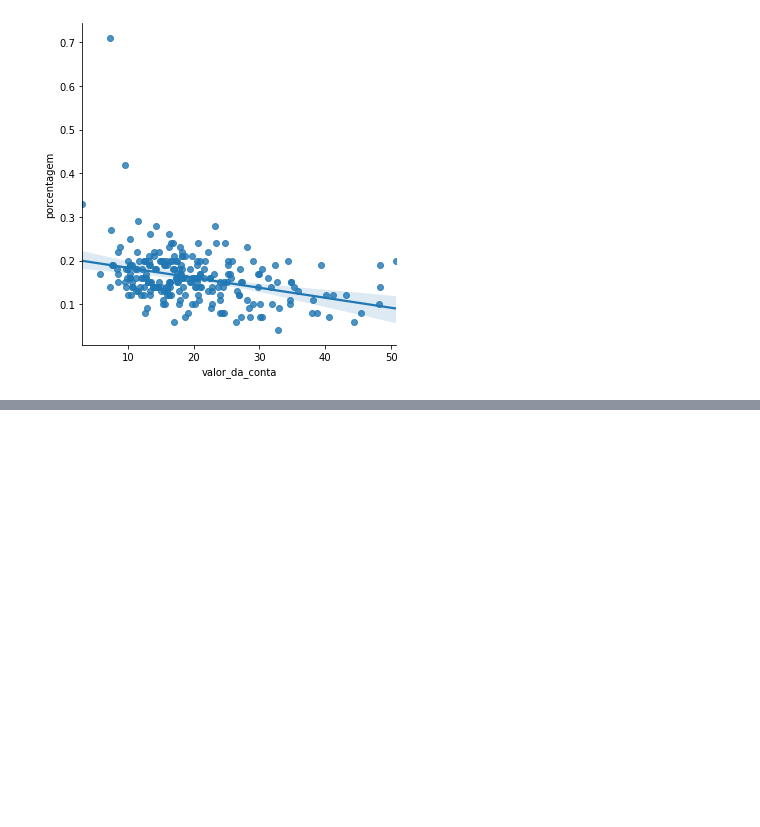
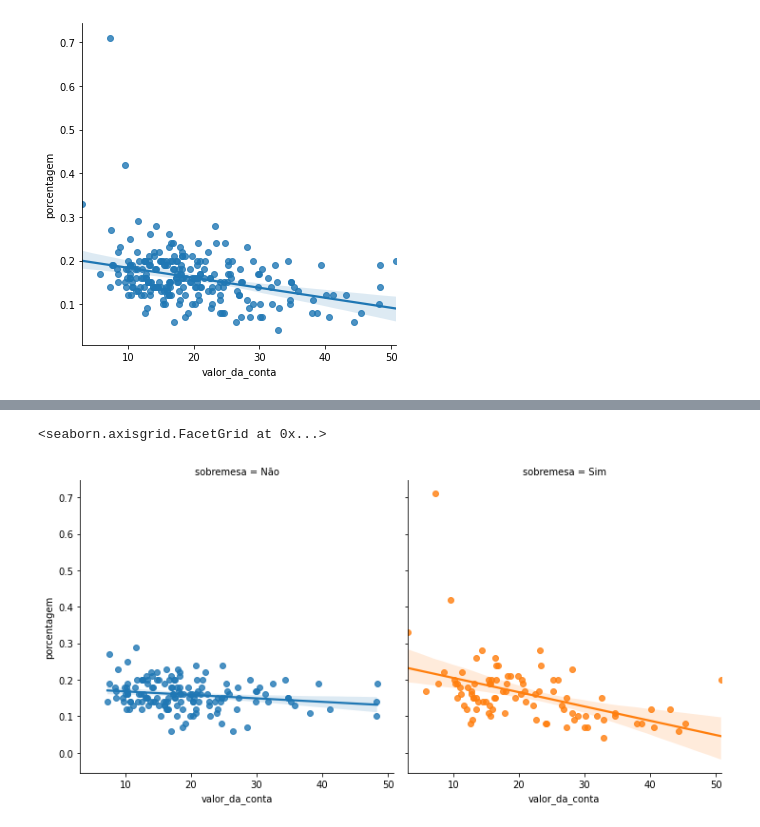
Before and after one commit to ziggy-data/data_visualization, a Jupyter notebook: gorjeta.ipynb, the cells around one changed output, grey strips where cells are left out. Cells and saved outputs as stored; diff of their text form; code cells hidden in the pictures; blank space fills up the shorter version.

```diff
--- a/gorjeta.ipynb
+++ b/gorjeta.ipynb
@@ -213,0 +276,5 @@ sns.lmplot(x='valor_da_conta', y='porcentagem',data=gorjetas)
+# %%
+sns.lmplot(x='valor_da_conta',y='porcentagem',data=gorjetas,hue='sobremesa',col='sobremesa')
+# %% [output]
+<seaborn.axisgrid.FacetGrid at 0x...>
+[figure, added]
```
Also changed, not shown: parts of 67 cells of this notebook.
